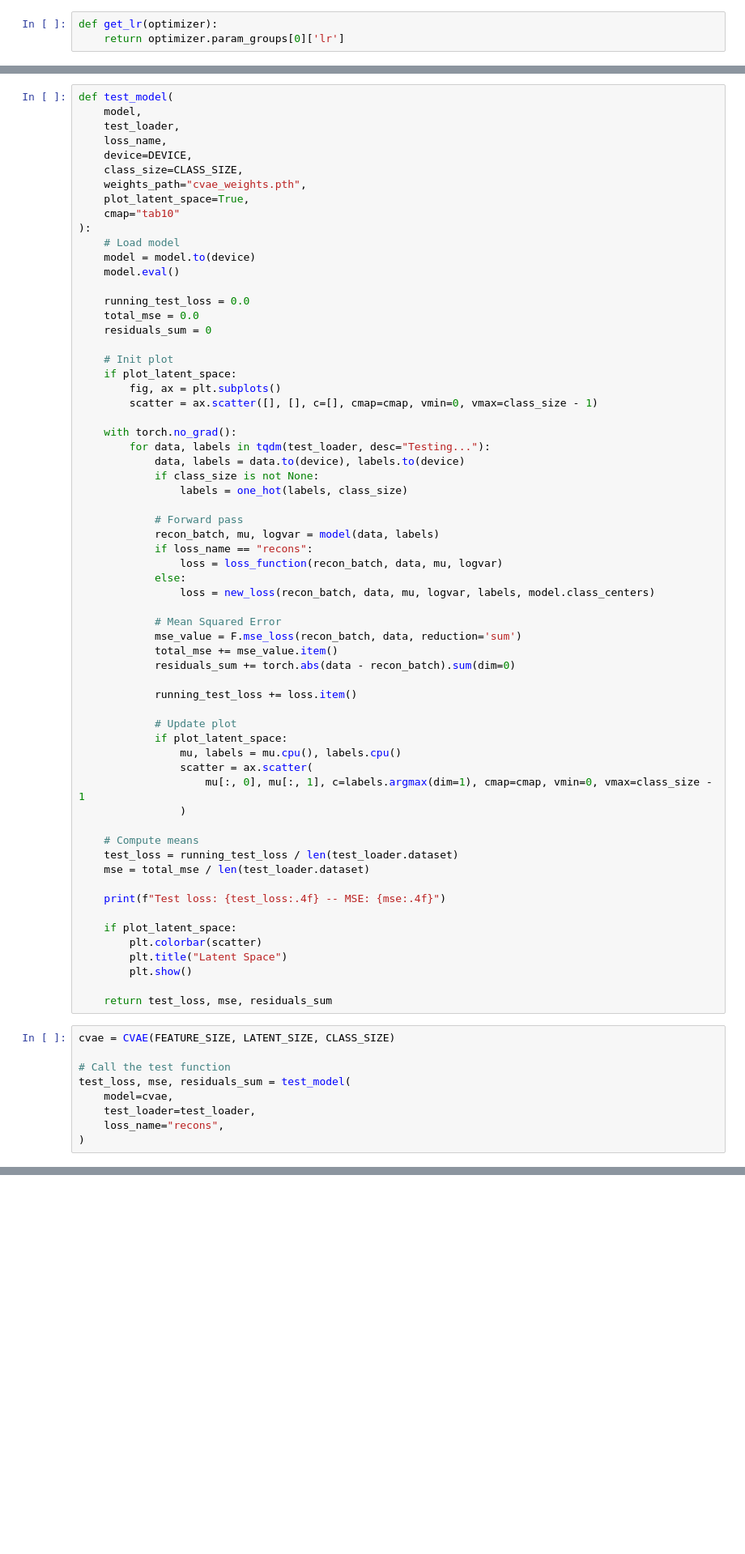
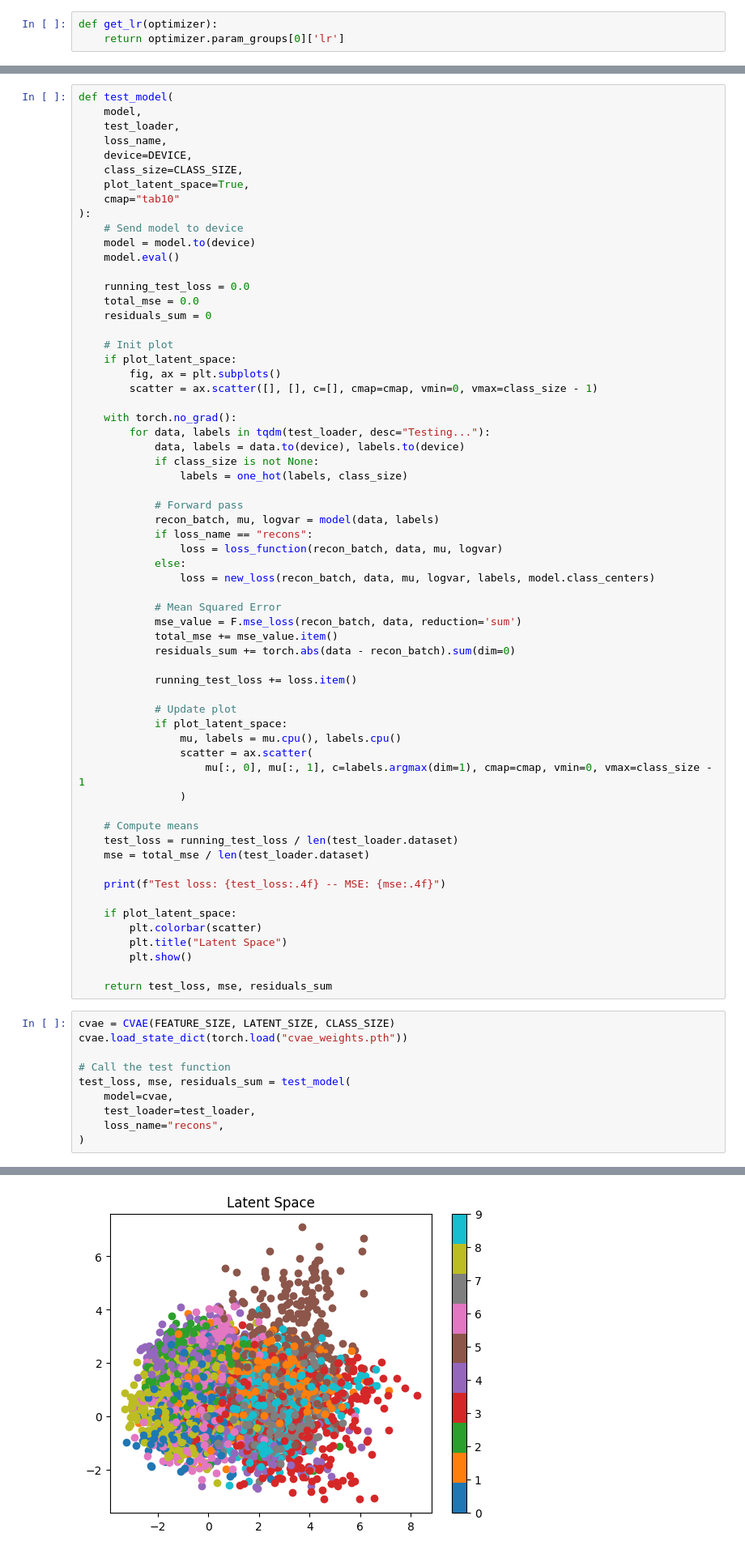
Before and after one commit to Totm33606/hddl_project, a Jupyter notebook: project2/cvae.ipynb, the cells around one changed output, grey strips where cells are left out. Shown at 81% size. Saved outputs shown, nothing was run; the diff lists cells and outputs as text; blank space fills up the shorter version.

```diff
--- a/project2/cvae.ipynb
+++ b/project2/cvae.ipynb
@@ -341,11 +381,10 @@ def test_model(
     loss_name,
     device=DEVICE,
     class_size=CLASS_SIZE,
-    weights_path="cvae_weights.pth",
     plot_latent_space=True,
     cmap="tab10"
 ):
-    # Load model
+    # Send model to device
     model = model.to(device)
     model.eval()
 
@@ -399,6 +438,7 @@ def test_model(
     return test_loss, mse, residuals_sum
 # %%
 cvae = CVAE(FEATURE_SIZE, LATENT_SIZE, CLASS_SIZE)
+cvae.load_state_dict(torch.load("cvae_weights.pth"))
 
 # Call the test function
 test_loss, mse, residuals_sum = test_model(
@@ -406,3 +446,4 @@ test_loss, mse, residuals_sum = test_model(
     test_loader=test_loader,
     loss_name="recons",
 )
+# %% [output]
@@ -409,3 +451,4 @@ test_loss, mse, residuals_sum = test_model(
+[figure, added]
 # %%
 # Makes some plots
 def plot_test(
```
Also changed, not shown: parts of 24 cells of this notebook.
